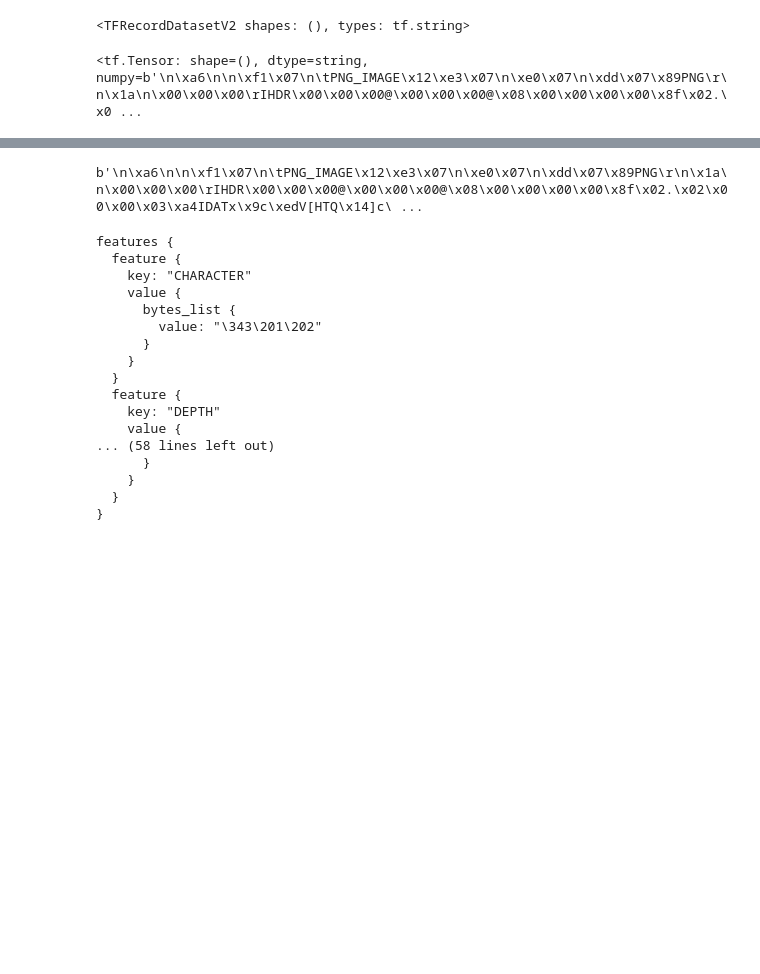
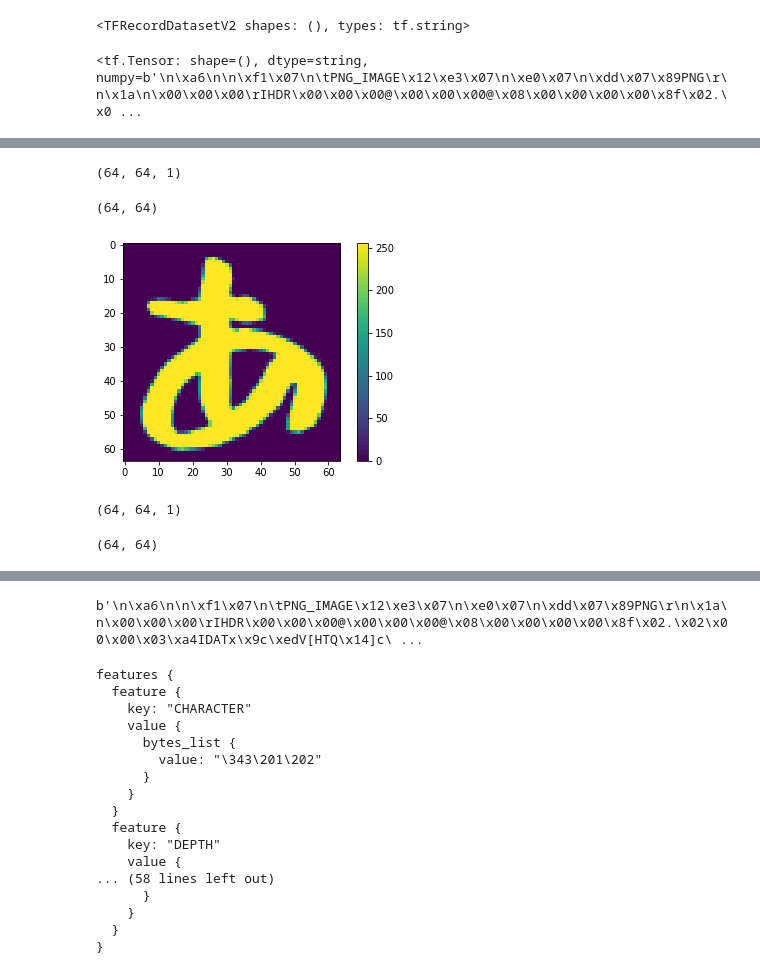
Before and after one commit to ichisadashioko/hiragana-recognition, a Jupyter notebook: note.ipynb, the cells around one changed output, grey strips where cells are left out. Cells and saved outputs as stored; diff of their text form; code cells hidden in the pictures; blank space fills up the shorter version.

Commit message:
:bug: add train script
- cannot evaluate tensor value

```diff
--- a/note.ipynb
+++ b/note.ipynb
@@ -703,3 +703,6 @@ for raw_record in raw_dataset:
 raw_record
 # %% [output]
 <tf.Tensor: shape=(), dtype=string, numpy=b'\n\xa6\n\n\xf1\x07\n\tPNG_IMAGE\x12\xe3\x07\n\xe0\x07\n\xdd\x07\x89PNG\r\n\x1a\n\x00\x00\x00\rIHDR\x00\x00\x00@\x00\x00\x00@\x08\x00\x00\x00\x00\x8f\x02.\x0 ...
+# %%
+record = TFRSerDes.read_record(raw_record)
+record
@@ -705,0 +719,7 @@ raw_record
+# %%
+image_data = record[TFRSerDes.IMAGE_KEY]
+image_width = record[TFRSerDes.IMAGE_WIDTH_KEY]
+image_height = record[TFRSerDes.IMAGE_HEIGHT_KEY]
+image_depth = record[TFRSerDes.IMAGE_DEPTH_KEY]
+encoded_label: bytes = record[TFRSerDes.CHARACTER_KEY].numpy()
+label = encoded_label.decode(TFRSerDes.ENCODING)
@@ -705,0 +734,3 @@ raw_record
+# %%
+image = tf.image.decode_png(image_data, channels=image_depth)
+image
@@ -705,0 +755,26 @@ raw_record
+# %%
+image.numpy().shape
+# %% [output]
+(64, 64, 1)
+# %%
+extracted_image = image.numpy()[:,:,0]
+extracted_image.shape
+# %% [output]
+(64, 64)
+# %%
+plt.imshow(extracted_image)
+plt.colorbar()
+plt.show()
+# %% [output]
+[figure, added]
+# %%
+float32_image = tf.cast(image, tf.float32)
+normalized_value_image = float32_image / 255.0
+normalized_value_image.numpy().shape
+# %% [output]
+(64, 64, 1)
+# %%
+extracted_normalized_value_image = normalized_value_image.numpy()[:,:,0]
+extracted_normalized_value_image.shape
+# %% [output]
+(64, 64)
```
Also changed, not shown: parts of 5 cells of this notebook, 2 other files.
